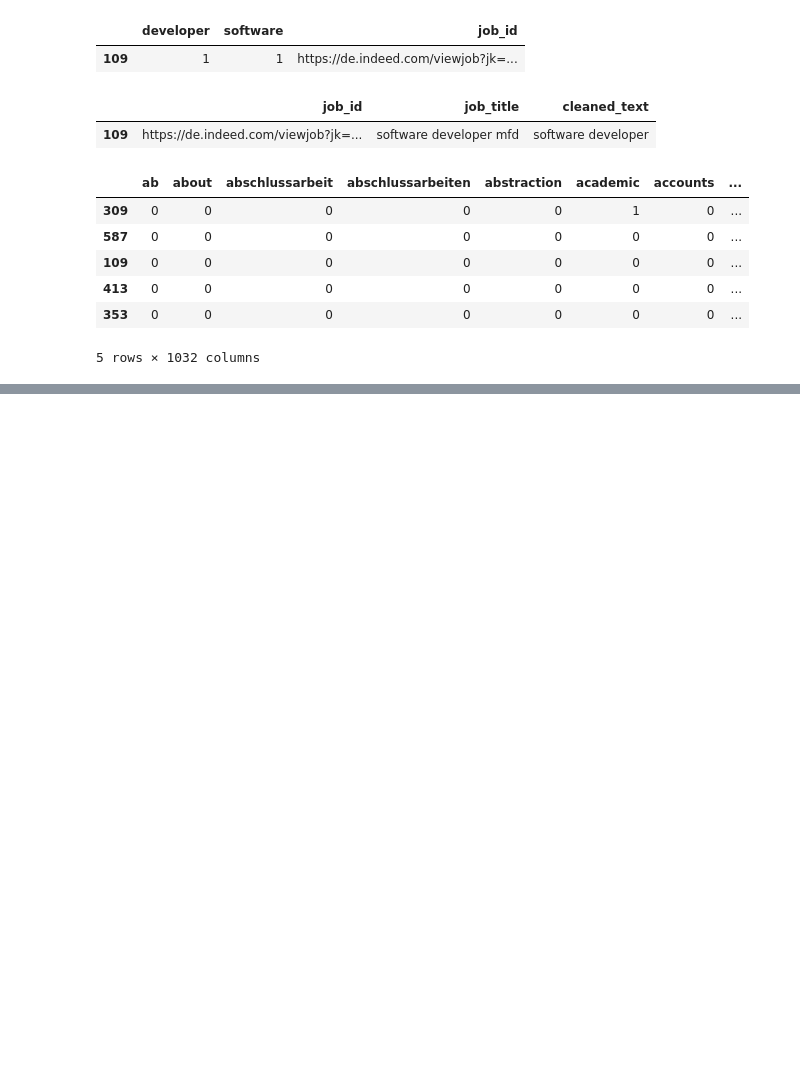
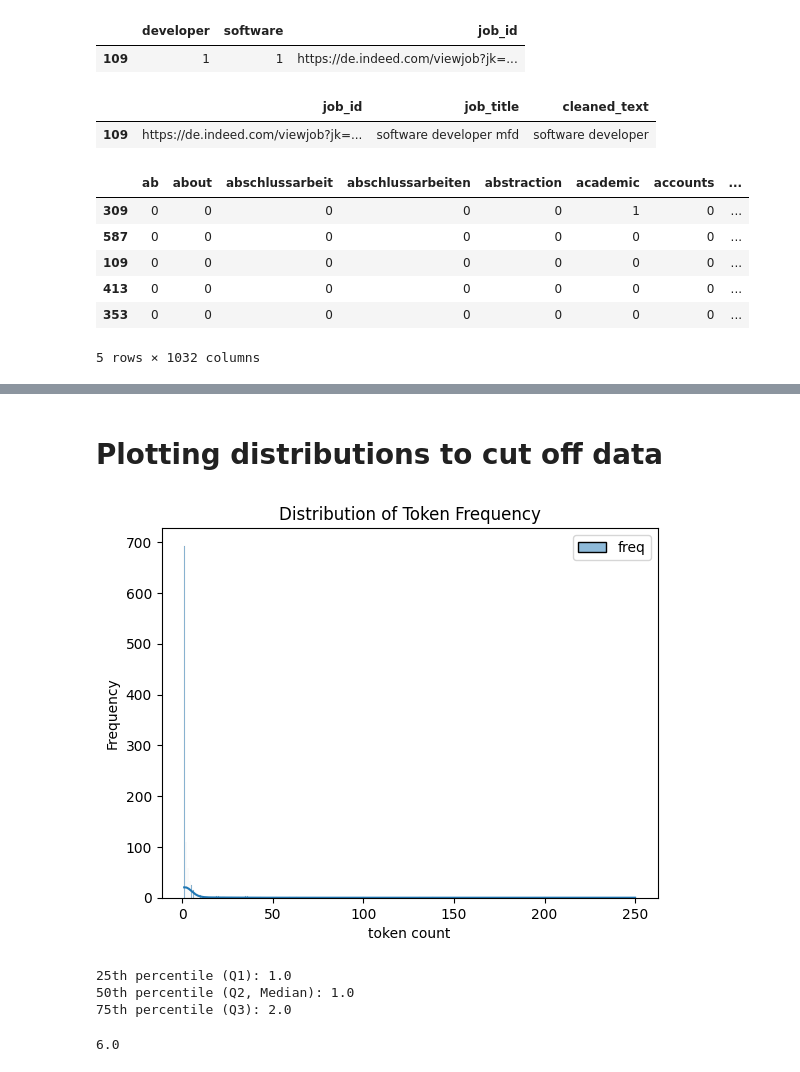
Before and after one commit to damnpav/arbeite_parser, a Jupyter notebook: notebooks/_1_eda_cleaned.ipynb, the cells around one changed output, grey strips where cells are left out. Drawn from its saved outputs; the diff is of its cells as text; code cells hidden in the pictures; blank space fills up the shorter version.

```diff
--- a/notebooks/_1_eda_cleaned.ipynb
+++ b/notebooks/_1_eda_cleaned.ipynb
@@ -284,0 +350,2 @@ bow_df.to_excel('de_bag_of_words.xlsx', index=False)
+# %% [markdown]
+# Plotting distributions to cut off data
@@ -284,0 +356,33 @@ bow_df.to_excel('de_bag_of_words.xlsx', index=False)
+# %%
+token_freq = pd.DataFrame(bow_df[bow_df.columns[:-1]].sum(), columns=['freq'])
+
+# Plot the histogram and kernel density plot
+sns.histplot(token_freq, kde=True)
+
+# Set the title and labels
+plt.title('Distribution of Token Frequency')
+plt.xlabel('token count')
+plt.ylabel('Frequency')
+
+# Show the plot
+#plt.savefig('distr_of_target.png')
+plt.show()
+# %% [output]
+[figure, added]
+# %%
+q1 = token_freq['freq'].quantile(0.25)
+q2 = token_freq['freq'].quantile(0.5)
+q3 = token_freq['freq'].quantile(0.75)
+
+# Print quantiles
+print(f"25th percentile (Q1): {q1}")
+print(f"50th percentile (Q2, Median): {q2}")
+print(f"75th percentile (Q3): {q3}")
+# %% [output]
+25th percentile (Q1): 1.0
+50th percentile (Q2, Median): 1.0
+75th percentile (Q3): 2.0
+# %%
+token_freq['freq'].quantile(0.9)
+# %% [output]
+6.0
```
Also changed, not shown: parts of 20 cells of this notebook.
